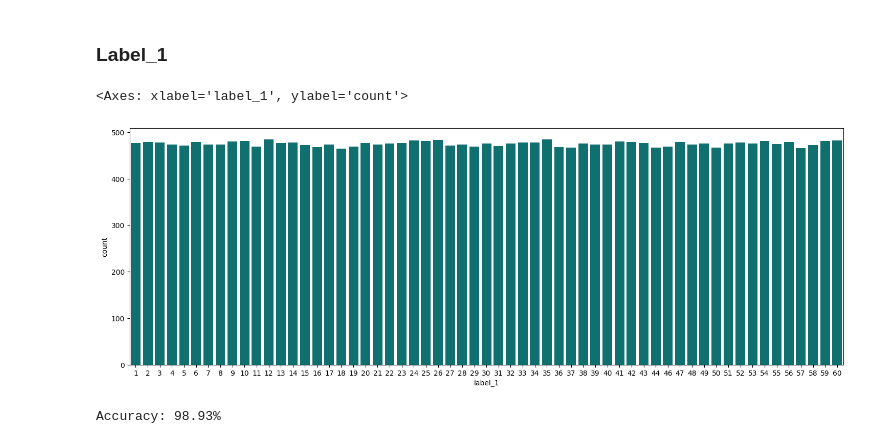
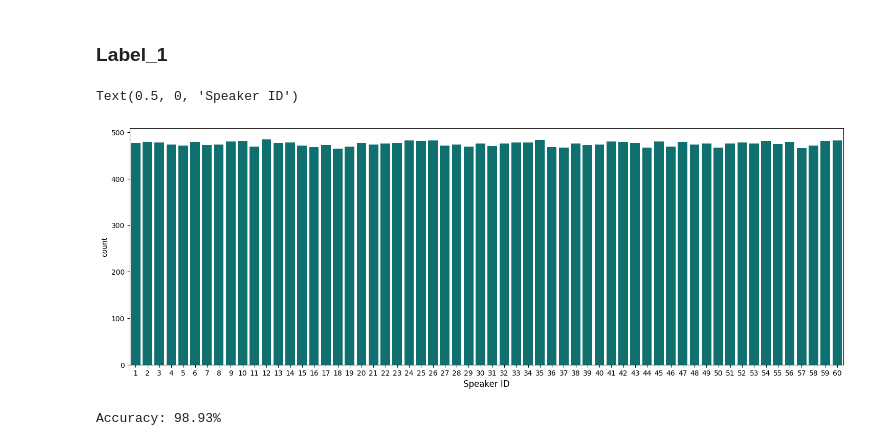
Before and after one commit to BanulaKumarage/Feature-engineering, a Jupyter notebook: Lab1_190331A.ipynb, the cells around one changed output. Drawn from its saved outputs; the diff is of its cells as text; code cells hidden in the pictures.

```diff
--- a/Lab1_190331A.ipynb
+++ b/Lab1_190331A.ipynb
@@ -60,9 +77,10 @@ def knn_classifier(X_train, Y_train, X_val, Y_val):
 # %%
 plt.figure(figsize=(18, 6))
 sn.countplot(data=y_train, x='label_1', color='teal')
+plt.xlabel('Speaker ID', fontsize=12)
 # %% [output]
-<Axes: xlabel='label_1', ylabel='count'>
+Text(0.5, 0, 'Speaker ID')
-[figure, old version]
+[figure, new version]
 # %%
 accuracy = knn_classifier(X_train, y_train['label_1'], X_val, y_val['label_1'] )
 print(f"Accuracy: {accuracy * 100:.2f}%")
```
Also changed, not shown: parts of 55 cells of this notebook.
